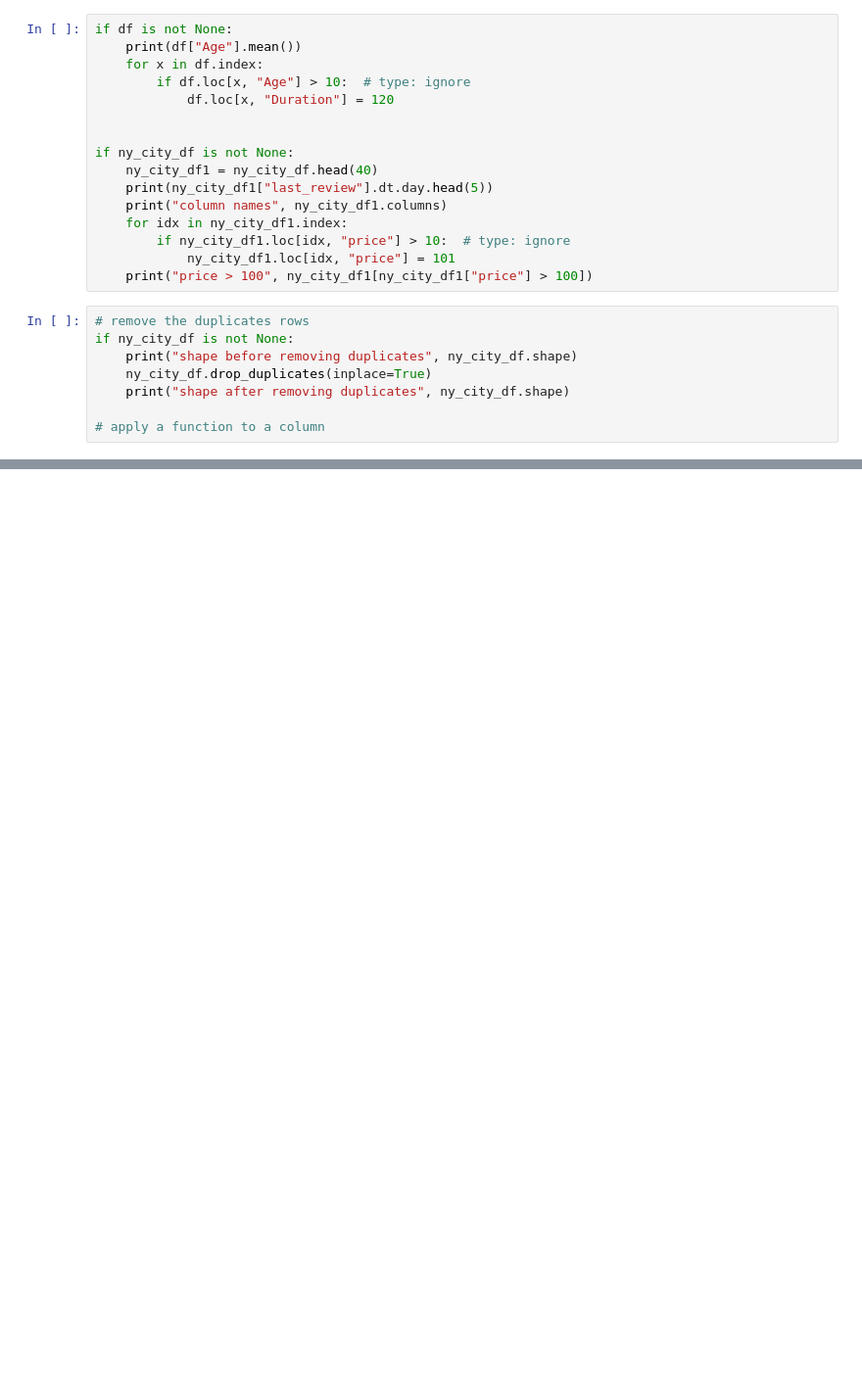
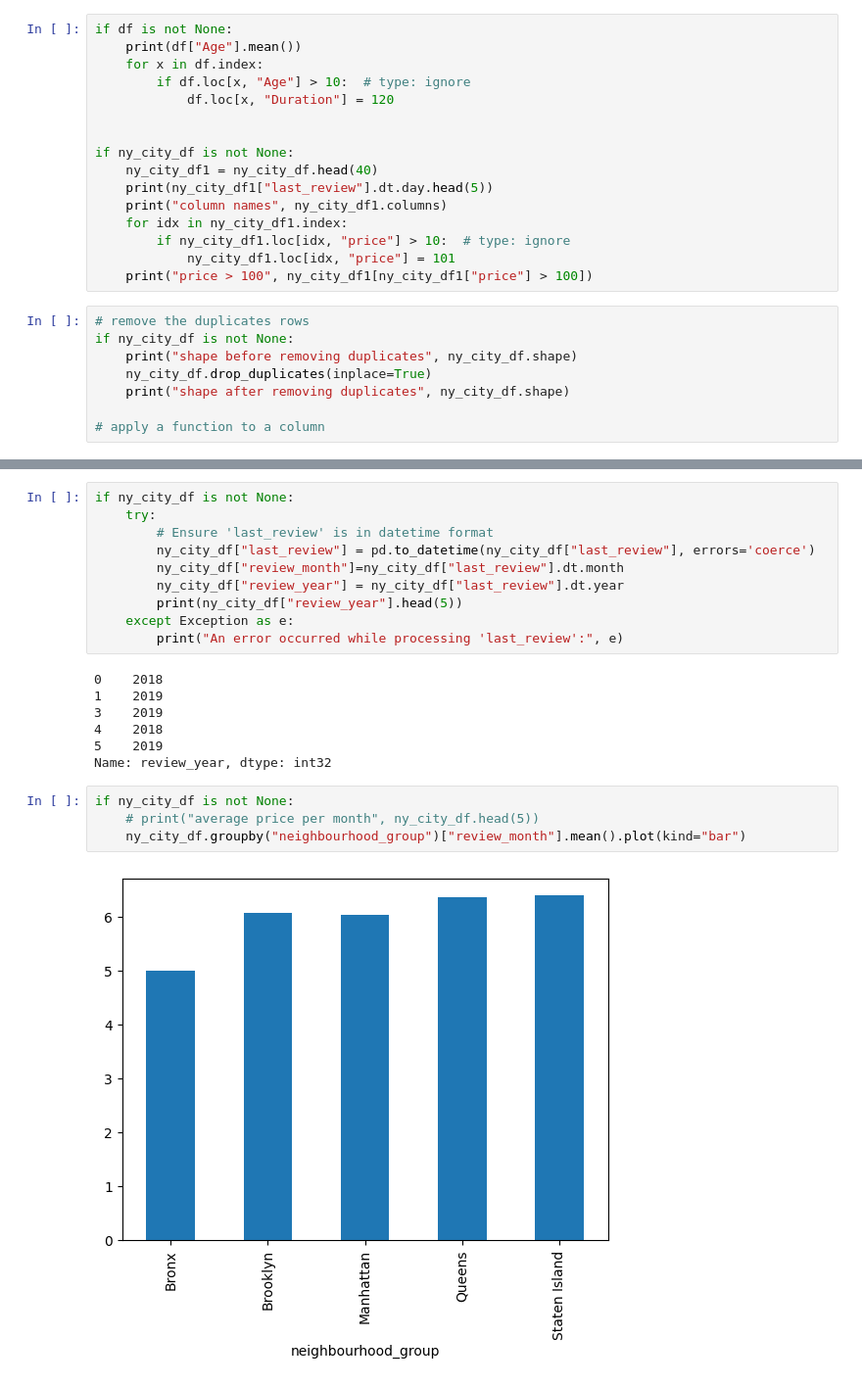
Before and after one commit to cr-arunkumar/learning-python, a Jupyter notebook: pandas/index.ipynb, the cells around one changed output, grey strips where cells are left out. Shown at 98% size. Cells and saved outputs as stored; diff of their text form; blank space fills up the shorter version.

```diff
--- a/pandas/index.ipynb
+++ b/pandas/index.ipynb
@@ -431,0 +419,23 @@ if ny_city_df is not None:
+# %%
+if ny_city_df is not None:
+    try:
+        # Ensure 'last_review' is in datetime format
+        ny_city_df["last_review"] = pd.to_datetime(ny_city_df["last_review"], errors='coerce')
+        ny_city_df["review_month"]=ny_city_df["last_review"].dt.month
+        ny_city_df["review_year"] = ny_city_df["last_review"].dt.year
+        print(ny_city_df["review_year"].head(5))
+    except Exception as e:
+        print("An error occurred while processing 'last_review':", e)
+# %% [output]
+0    2018
+1    2019
+3    2019
+4    2018
+5    2019
+Name: review_year, dtype: int32
+# %%
+if ny_city_df is not None:
+    # print("average price per month", ny_city_df.head(5))
+    ny_city_df.groupby("neighbourhood_group")["review_month"].mean().plot(kind="bar")
+# %% [output]
+[figure, added]
```
Also changed, not shown: parts of 4 cells of this notebook, 4 other files.
